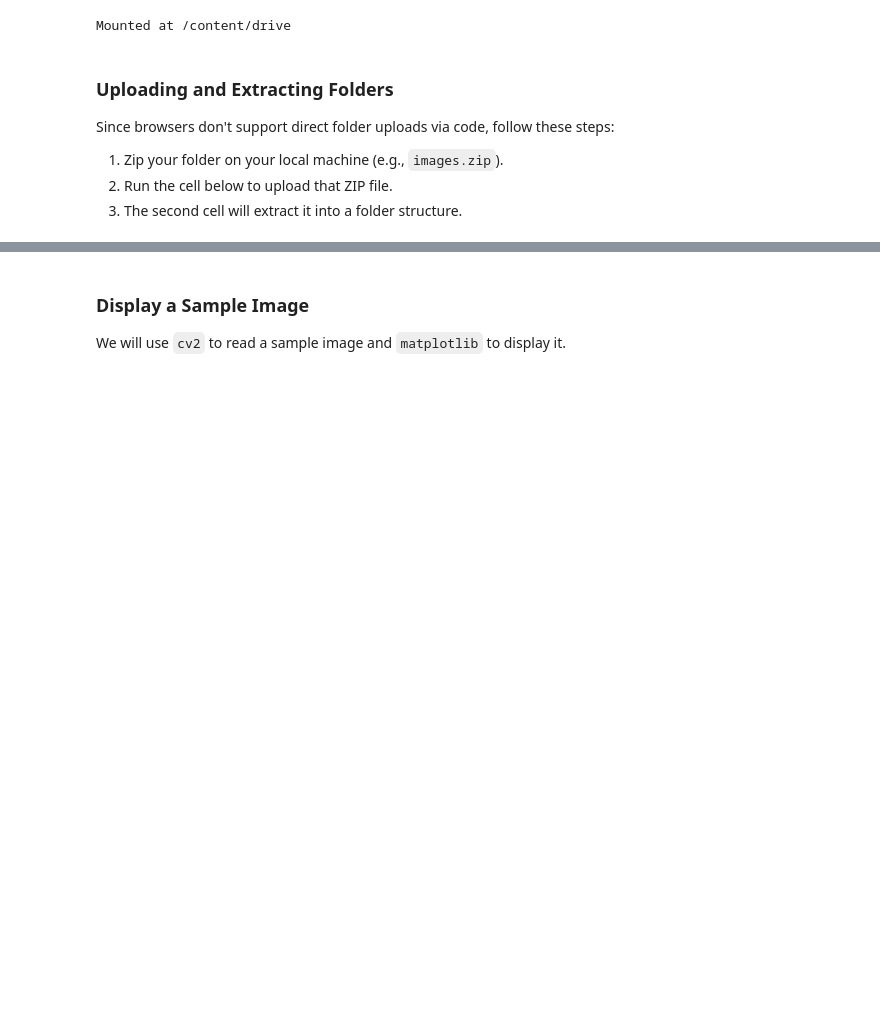
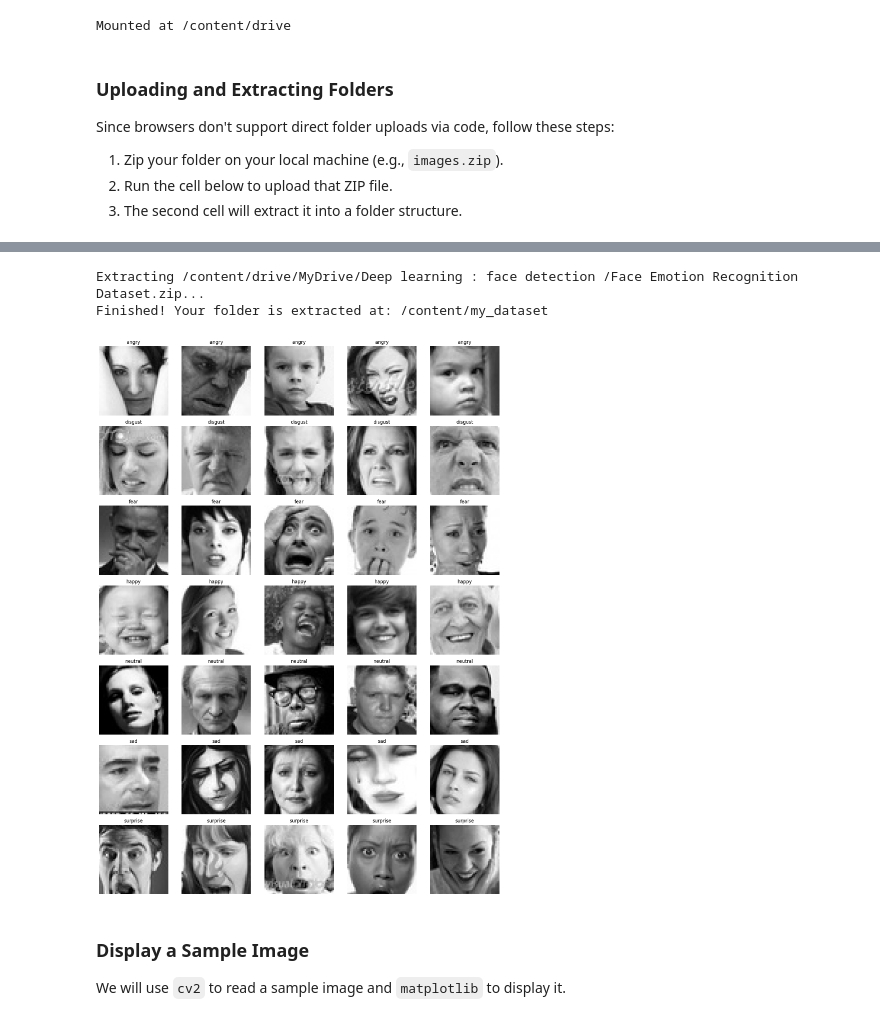
Before and after one commit to amol004/DeepFER-Facial-Emotion-Recognition-Using-Deep-Learning, a Jupyter notebook: DeepFER_Facial_Emotion_Recognition_Using_Deep_Learning.ipynb, the cells around one changed output, grey strips where cells are left out. Drawn from its saved outputs; the diff is of its cells as text; code cells hidden in the pictures; blank space fills up the shorter version.

```diff
--- a/DeepFER_Facial_Emotion_Recognition_Using_Deep_Learning.ipynb
+++ b/DeepFER_Facial_Emotion_Recognition_Using_Deep_Learning.ipynb
@@ -170,3 +127,53 @@ surprise
+# %%
+import zipfile
+import os
+
+# Define the path to the zip file on your Google Drive
+# Adjust the filename if it differs from the one previously uploaded
+zip_path = '/content/drive/MyDrive/Deep learning : face detection /Face Emotion Recognition Dataset.zip'
+extract_path = 'my_dataset'
+
+if os.path.exists(zip_path):
+    print(f"Extracting {zip_path}...")
+    with zipfile.ZipFile(zip_path, 'r') as zip_ref:
+        zip_ref.extractall(extract_path)
+    print(f"Finished! Your folder is extracted at: {os.path.abspath(extract_path)}")
+else:
+    print(f"Error: The file {zip_path} was not found on your Drive. Please verify the file name and path.")
+# %% [output]
+Extracting /content/drive/MyDrive/Deep learning : face detection /Face Emotion Recognition Dataset.zip...
+Finished! Your folder is extracted at: /content/my_dataset
+# %%
+import os
+import random
+import matplotlib.pyplot as plt
+from PIL import Image
+
+# Define path based on the extraction output
+train_dir = 'my_dataset/images/images/train'
+categories = sorted(os.listdir(train_dir))
+
+# Create a grid to display 5 images for each of the 7 classes
+fig, axes = plt.subplots(len(categories), 5, figsize=(15, 20))
+
+for i, category in enumerate(categories):
+    cat_path = os.path.join(train_dir, category)
+    # Get list of image files
+    files = [f for f in os.listdir(cat_path) if f.lower().endswith(('.png', '.jpg', '.jpeg'))]
+
+    # Select 5 random images
+    samples = random.sample(files, 5)
+
+    for j, fn in enumerate(samples):
+        img = Image.open(os.path.join(cat_path, fn))
+        axes[i, j].imshow(img, cmap='gray' if img.mode == 'L' else None)
+        axes[i, j].set_title(category)
+        axes[i, j].axis('off')
+
+plt.tight_layout()
+plt.show()
+# %% [output]
+[figure, added]
 # %% [markdown]
 ### Display a Sample Image
 We will use `cv2` to read a sample image and `matplotlib` to display it.
```
Also changed, not shown: parts of 2 cells of this notebook.
